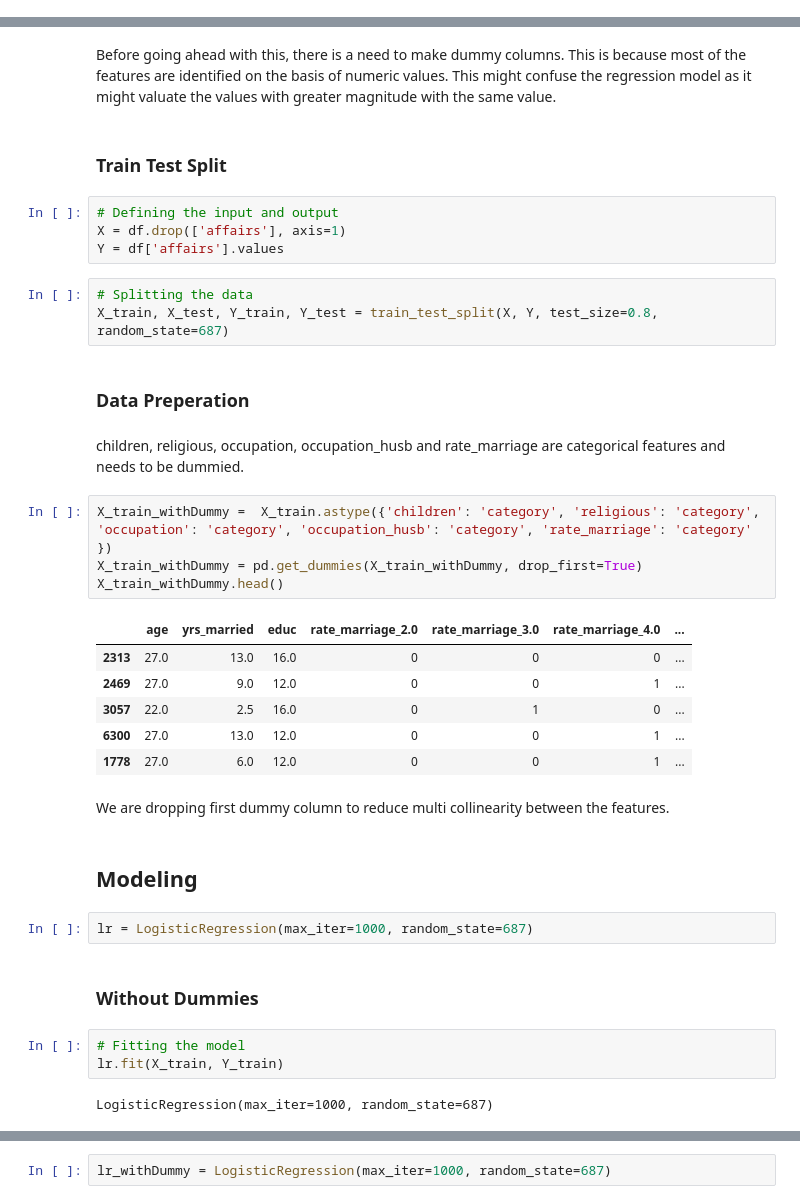
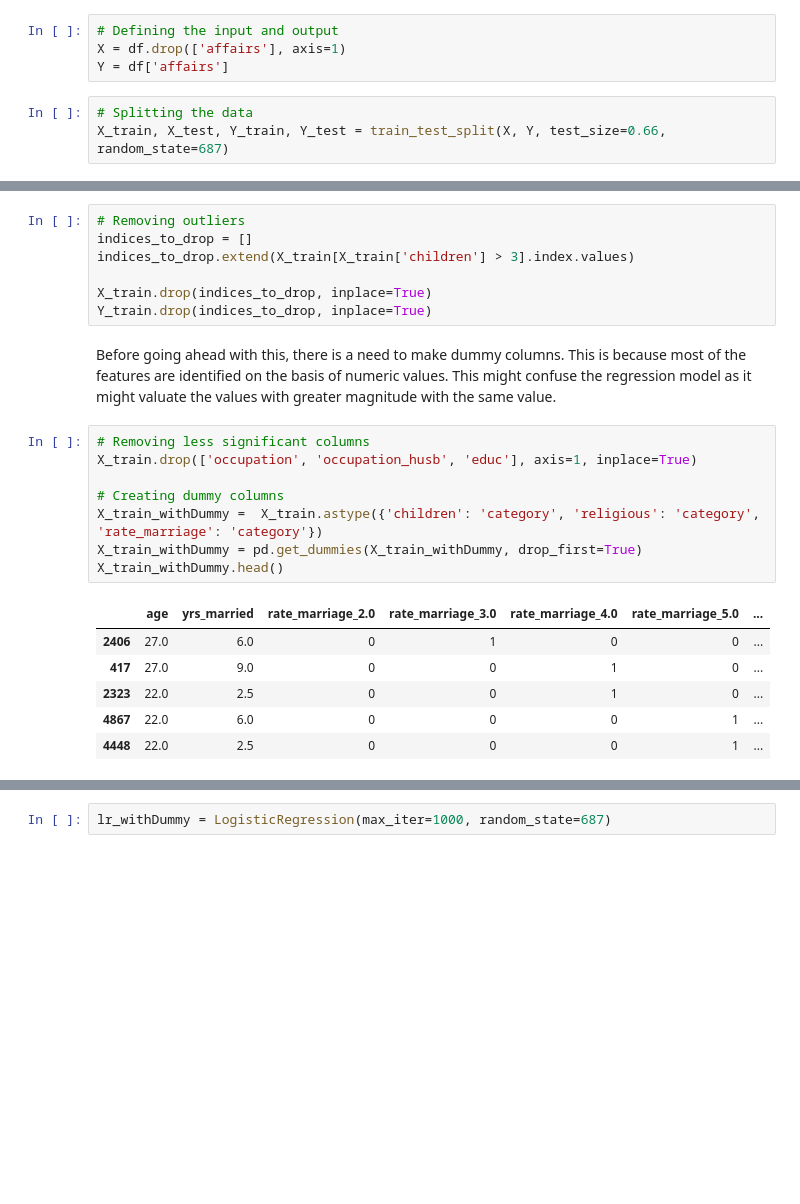
Before and after one commit to albinjohn366/DataScience_Tutorials, a Jupyter notebook: Logistic_Regression.ipynb, the cells around one changed output, grey strips where cells are left out. Saved outputs shown, nothing was run; the diff lists cells and outputs as text; blank space fills up the shorter version.

```diff
--- a/Logistic_Regression.ipynb
+++ b/Logistic_Regression.ipynb
@@ -85,0 +65,7 @@ df.head()
+# %%
+# Defining the input and output
+X = df.drop(['affairs'], axis=1)
+Y = df['affairs']
+# %%
+# Splitting the data
+X_train, X_test, Y_train, Y_test = train_test_split(X, Y, test_size=0.66, random_state=687)
@@ -165,39 +205,24 @@ All of these data visualizations has helped us understand that a logistic regres
+# %%
+# Removing outliers
+indices_to_drop = []
+indices_to_drop.extend(X_train[X_train['children'] > 3].index.values)
+
+X_train.drop(indices_to_drop, inplace=True)
+Y_train.drop(indices_to_drop, inplace=True)
 # %% [markdown]
 Before going ahead with this, there is a need to make dummy columns. This is because most of the features are identified on the basis of numeric values. This might confuse the regression model as it might valuate the values with greater magnitude with the same value.
-# %% [markdown]
-### Train Test Split
-# %%
-# Defining the input and output
-X = df.drop(['affairs'], axis=1)
-Y = df['affairs'].values
-# %%
-# Splitting the data
-X_train, X_test, Y_train, Y_test = train_test_split(X, Y, test_size=0.8, random_state=687)
-# %% [markdown]
-### **Data Preperation**
-# %% [markdown]
-children, religious, occupation, occupation_husb and rate_marriage are categorical features and needs to be dummied.
 # %%
-X_train_withDummy =  X_train.astype({'children': 'category', 'religious': 'category', 'occupation': 'category', 'occupation_husb': 'category', 'rate_marriage': 'category' })
+# Removing less significant columns
+X_train.drop(['occupation', 'occupation_husb', 'educ'], axis=1, inplace=True)
+
+# Creating dummy columns
+X_train_withDummy =  X_train.astype({'children': 'category', 'religious': 'category', 'rate_marriage': 'category'})
 X_train_withDummy = pd.get_dummies(X_train_withDummy, drop_first=True)
 X_train_withDummy.head()
 # %% [output]
-|  | age | yrs_married | educ | rate_marriage_2.0 | rate_marriage_3.0 | rate_marriage_4.0 | ... |
-| 2313 | 27.0 | 13.0 | 16.0 | 0 | 0 | 0 | ... |
-| 2469 | 27.0 | 9.0 | 12.0 | 0 | 0 | 1 | ... |
-| 3057 | 22.0 | 2.5 | 16.0 | 0 | 1 | 0 | ... |
-| 6300 | 27.0 | 13.0 | 12.0 | 0 | 0 | 1 | ... |
-| 1778 | 27.0 | 6.0 | 12.0 | 0 | 0 | 1 | ... |
+|  | age | yrs_married | rate_marriage_2.0 | rate_marriage_3.0 | rate_marriage_4.0 | rate_marriage_5.0 | ... |
+| 2406 | 27.0 | 6.0 | 0 | 1 | 0 | 0 | ... |
+| 417 | 27.0 | 9.0 | 0 | 0 | 1 | 0 | ... |
+| 2323 | 22.0 | 2.5 | 0 | 0 | 1 | 0 | ... |
+| 4867 | 22.0 | 6.0 | 0 | 0 | 0 | 1 | ... |
+| 4448 | 22.0 | 2.5 | 0 | 0 | 0 | 1 | ... |
-# %% [markdown]
-We are dropping first dummy column to reduce multi collinearity between the features.
-# %% [markdown]
-## **Modeling**
-# %%
-lr = LogisticRegression(max_iter=1000, random_state=687)
-# %% [markdown]
-### **Without Dummies**
-# %%
-# Fitting the model
-lr.fit(X_train, Y_train)
-# %% [output]
-LogisticRegression(max_iter=1000, random_state=687)
```
Also changed, not shown: parts of 59 cells of this notebook.
